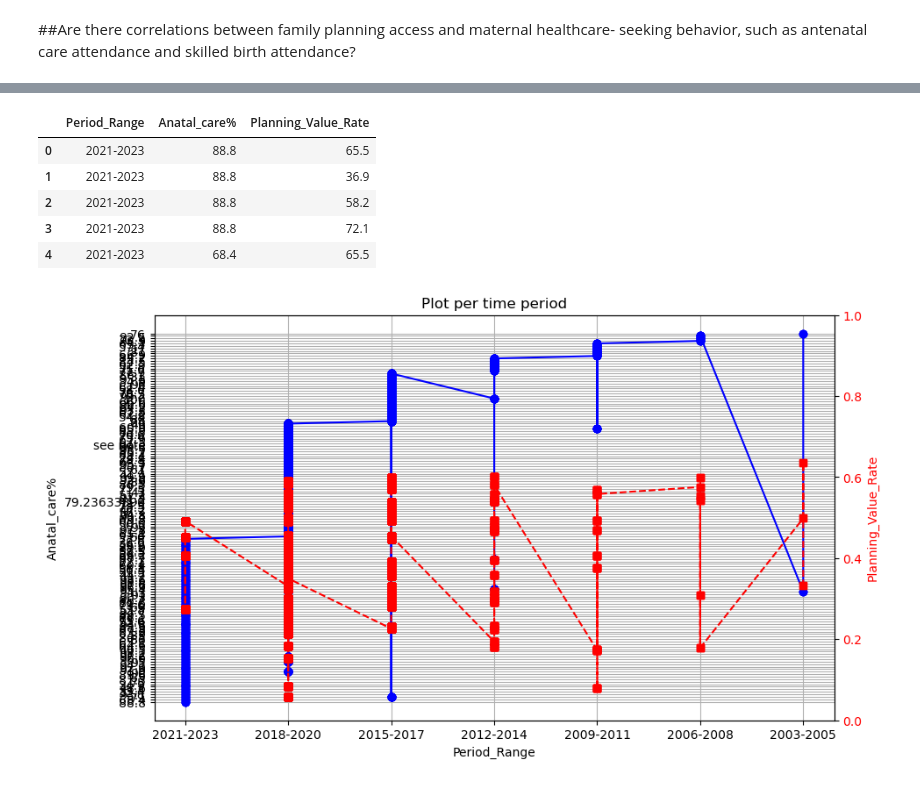
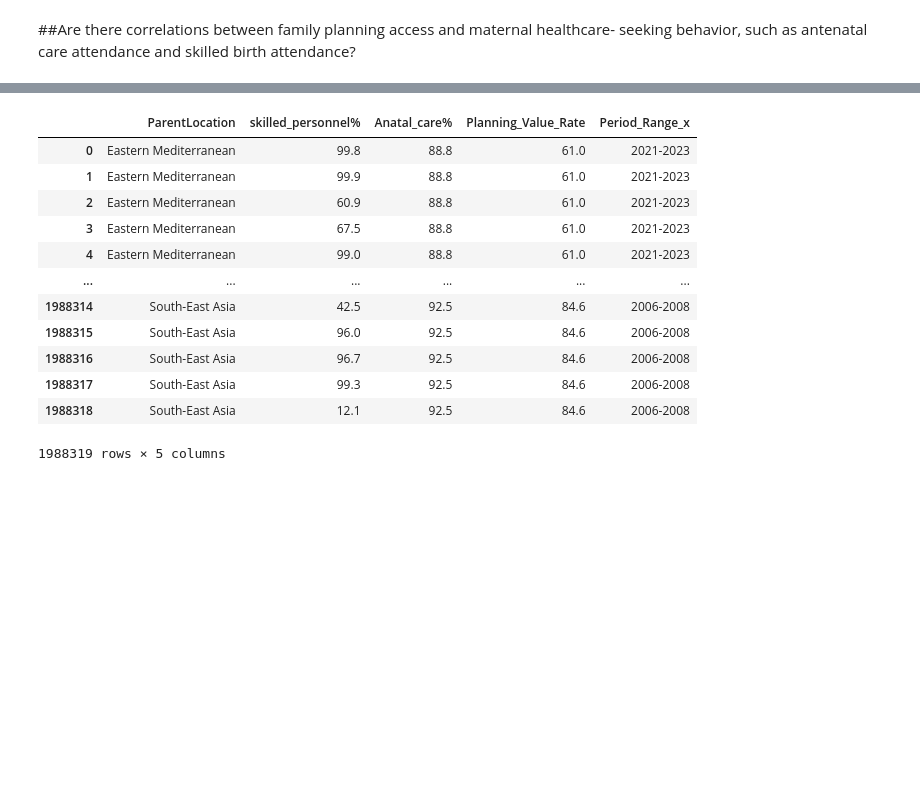
Before and after one commit to laurar9889/Project_3_Team_1, a Jupyter notebook: correlation.ipynb, the cells around one changed output, grey strips where cells are left out. Saved outputs shown, nothing was run; the diff lists cells and outputs as text; code cells hidden in the pictures; blank space fills up the shorter version.

```diff
--- a/correlation.ipynb
+++ b/correlation.ipynb
@@ -64,8 +75,7 @@ Family Planning Data:
 # %%
-# Merge df1 and df2 on 'period_range'
-merged_df = pd.merge(df1, df2, on='Period_Range', how='inner')
+# Merge df1 and df2 on 'ParentLocation'
+merged_df = pd.merge(df1, df2, on='ParentLocation', how='inner')
 
-# Display the merged DataFrame
-print("\nMerged DataFrame:")
+# Display the merged DataFrameprint("\nMerged DataFrame:")
 merged_df.head()
 # %% [output]
@@ -79,0 +89,5 @@ Merged DataFrame:
+# %%
+# Merge merged_df and df3 on 'ParentLocation'
+final_merged_df= pd.merge(merged_df , df3, on='ParentLocation', how='inner')
+
+final_merged_df.head()
@@ -80,5 +102,5 @@ Merged DataFrame:
 # %%
 # Drop columns with NaN values
-merged_df.dropna(axis=1, inplace=True)
+final_merged_df.dropna(axis=1, inplace=True)
 # %%
 print("\nMerged DataFrame:")
@@ -95,12 +140,19 @@ Merged DataFrame:
 # %%
 # Extracting specific columns
-subset_df = merged_df[['Period_Range', 'Anatal_care%', 'Planning_Value_Rate']]
+subset_df = final_merged_df[['ParentLocation','skilled_personnel%','Anatal_care%', 'Planning_Value_Rate', 'Period_Range_x',]]
 # %%
-subset_df.head()
+subset_df
 # %% [output]
-|  | Period_Range | Anatal_care% | Planning_Value_Rate |
-| 0 | 2021-2023 | 88.8 | 65.5 |
-| 1 | 2021-2023 | 88.8 | 36.9 |
-| 2 | 2021-2023 | 88.8 | 58.2 |
-| 3 | 2021-2023 | 88.8 | 72.1 |
-| 4 | 2021-2023 | 68.4 | 65.5 |
+|  | ParentLocation | skilled_personnel% | Anatal_care% | Planning_Value_Rate | Period_Range_x |
+| 0 | Eastern Mediterranean | 99.8 | 88.8 | 61.0 | 2021-2023 |
+| 1 | Eastern Mediterranean | 99.9 | 88.8 | 61.0 | 2021-2023 |
+| 2 | Eastern Mediterranean | 60.9 | 88.8 | 61.0 | 2021-2023 |
+| 3 | Eastern Mediterranean | 67.5 | 88.8 | 61.0 | 2021-2023 |
+| 4 | Eastern Mediterranean | 99.0 | 88.8 | 61.0 | 2021-2023 |
+| ... | ... | ... | ... | ... | ... |
+| 1988314 | South-East Asia | 42.5 | 92.5 | 84.6 | 2006-2008 |
+| 1988315 | South-East Asia | 96.0 | 92.5 | 84.6 | 2006-2008 |
+| 1988316 | South-East Asia | 96.7 | 92.5 | 84.6 | 2006-2008 |
+| 1988317 | South-East Asia | 99.3 | 92.5 | 84.6 | 2006-2008 |
+| 1988318 | South-East Asia | 12.1 | 92.5 | 84.6 | 2006-2008 |
+1988319 rows × 5 columns
@@ -117,24 +158,0 @@ fig.show()
-# %%
-# Example plot with two y-values
-plt.figure(figsize=(10, 6))
-
-# Plotting first y-value (Column2) against Column1
-plt.plot(subset_df['Period_Range'], subset_df['Anatal_care%'], label='Anatal_care%', marker='o', linestyle='-', color='b')
-
-# Plotting second y-value (Column3) against Column1 on secondary y-axis
-plt.plot(subset_df['Period_Range'], subset_df['Planning_Value_Rate'], label='Planning_Value_Rate', marker='s', linestyle='--', color='r')
-
-plt.xlabel('Period_Range')
-plt.ylabel('Anatal_care%')
-plt.title('Plot per time period')
-plt.grid(True)
-plt.legend()
-
-# Adding secondary y-axis for Column3
-plt.twinx()
-plt.ylabel('Planning_Value_Rate', color='r')
-plt.tick_params(axis='y', labelcolor='r')
-
-plt.show()
-# %% [output]
-[figure, removed]
```
Also changed, not shown: parts of 24 cells of this notebook, 2 other files.
